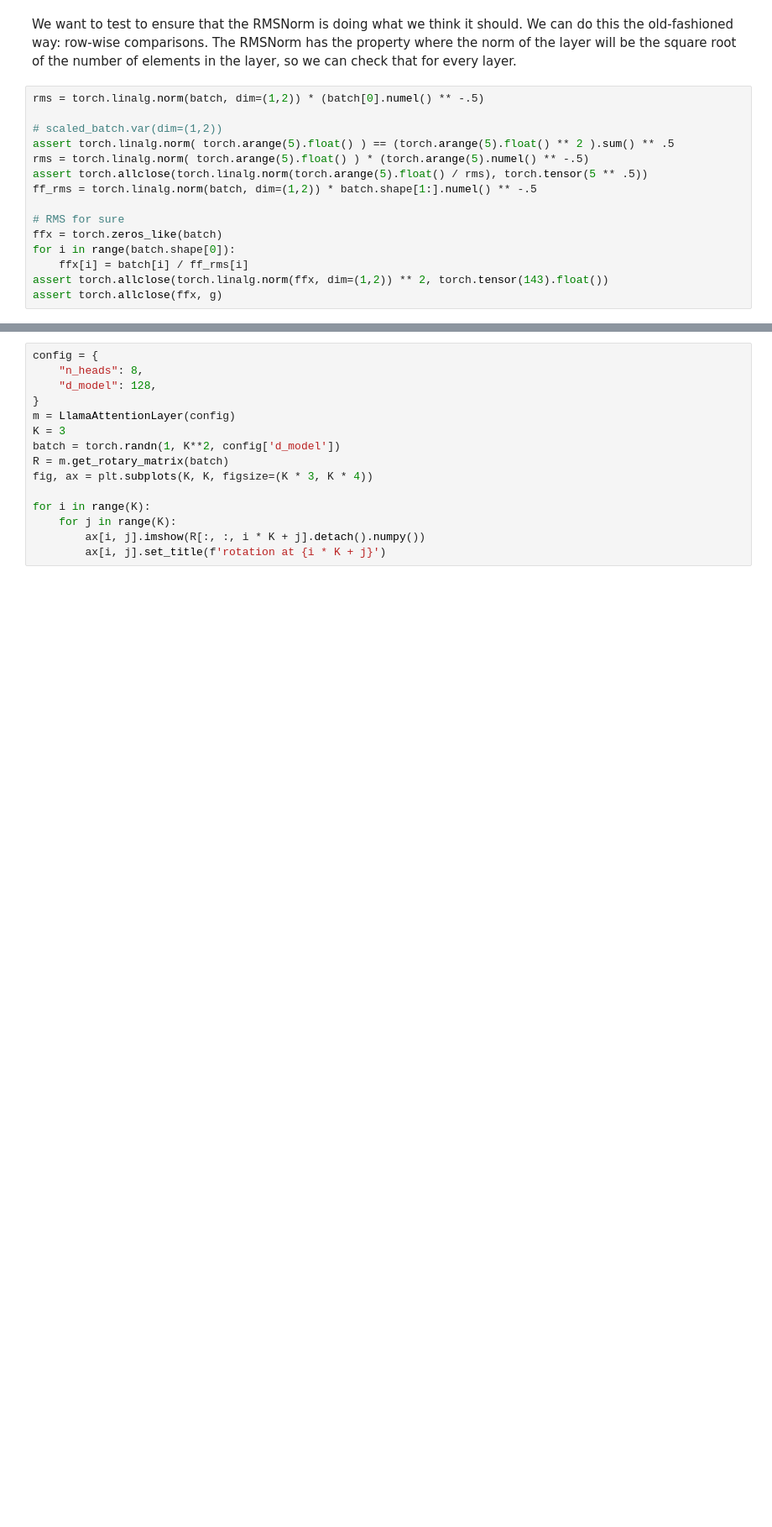
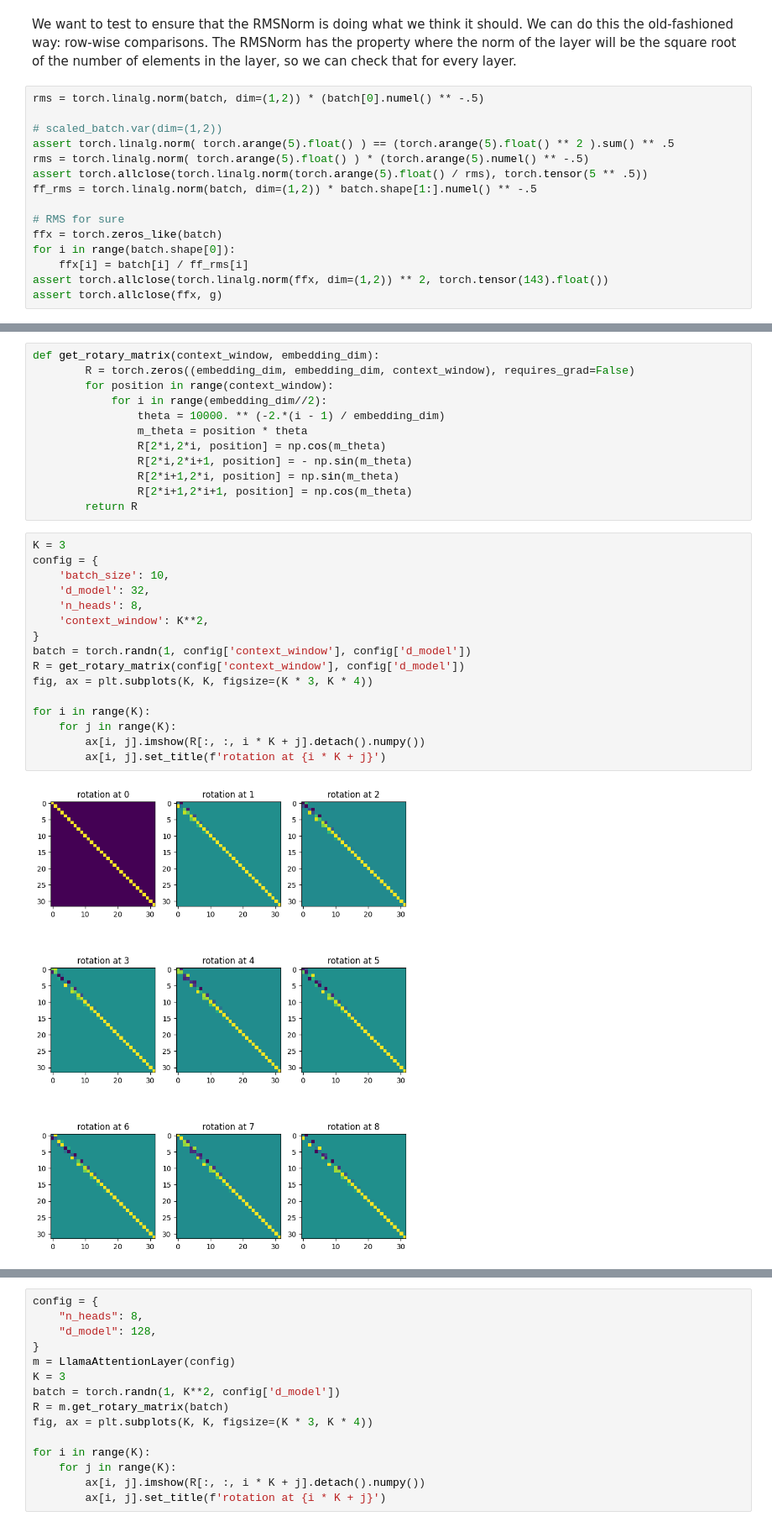
Before and after one commit to bkitano/llama-from-scratch, a Jupyter notebook: llama2.ipynb, the cells around one changed output, grey strips where cells are left out. Shown at 84% size. Drawn from its saved outputs; the diff is of its cells as text; blank space fills up the shorter version.

Commit message:
double checking the rope rotations

```diff
--- a/llama2.ipynb
+++ b/llama2.ipynb
@@ -348,0 +412,30 @@ assert torch.allclose(ffx, g)
+# %%
+def get_rotary_matrix(context_window, embedding_dim):
+        R = torch.zeros((embedding_dim, embedding_dim, context_window), requires_grad=False)
+        for position in range(context_window):
+            for i in range(embedding_dim//2):
+                theta = 10000. ** (-2.*(i - 1) / embedding_dim)
+                m_theta = position * theta
+                R[2*i,2*i, position] = np.cos(m_theta)
+                R[2*i,2*i+1, position] = - np.sin(m_theta)
+                R[2*i+1,2*i, position] = np.sin(m_theta)
+                R[2*i+1,2*i+1, position] = np.cos(m_theta)
+        return R
+# %%
+K = 3
+config = {
+    'batch_size': 10,
+    'd_model': 32,
+    'n_heads': 8,
+    'context_window': K**2,
+}
+batch = torch.randn(1, config['context_window'], config['d_model'])
+R = get_rotary_matrix(config['context_window'], config['d_model'])
+fig, ax = plt.subplots(K, K, figsize=(K * 3, K * 4))
+
+for i in range(K):
+    for j in range(K):
+        ax[i, j].imshow(R[:, :, i * K + j].detach().numpy())
+        ax[i, j].set_title(f'rotation at {i * K + j}')
+# %% [output]
+[figure, added]
```
Also changed, not shown: parts of 14 cells of this notebook.
